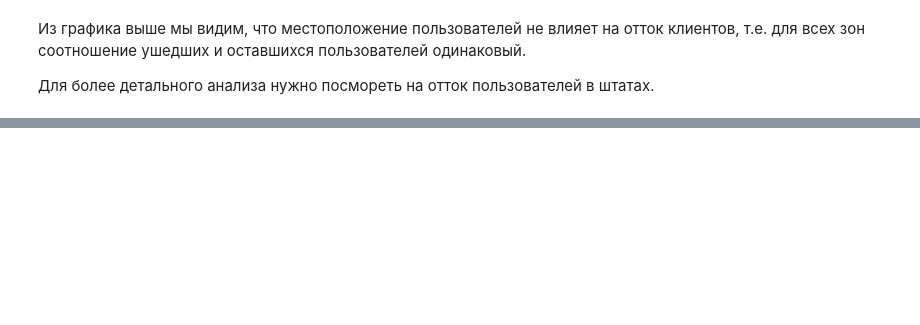
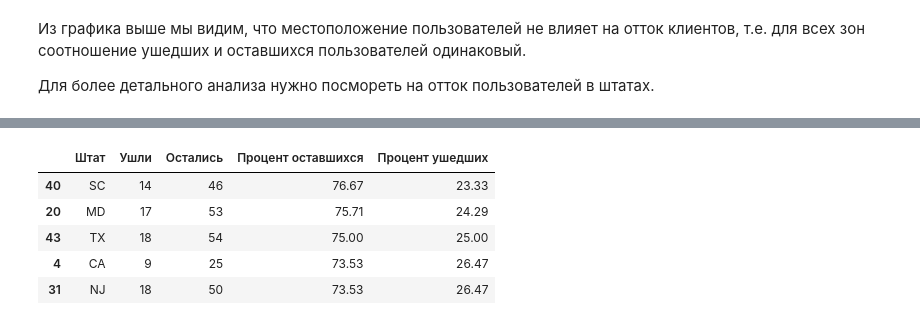
Before and after one commit to AlexeyShakov/loginom_test_task, a Jupyter notebook: jupyter/loginom_test_task.ipynb, the cells around one changed output, grey strips where cells are left out. Saved outputs shown, nothing was run; the diff lists cells and outputs as text; code cells hidden in the pictures; blank space fills up the shorter version.

```diff
--- a/jupyter/loginom_test_task.ipynb
+++ b/jupyter/loginom_test_task.ipynb
@@ -159,0 +179,9 @@ for state in states:
+# %%
+states.tail()
+# %% [output]
+|  | Штат | Ушли | Остались | Процент оставшихся | Процент ушедших |
+| 40 | SC | 14 | 46 | 76.67 | 23.33 |
+| 20 | MD | 17 | 53 | 75.71 | 24.29 |
+| 43 | TX | 18 | 54 | 75.00 | 25.00 |
+| 4 | CA | 9 | 25 | 73.53 | 26.47 |
+| 31 | NJ | 18 | 50 | 73.53 | 26.47 |
```
Also changed, not shown: parts of 10 cells of this notebook.
